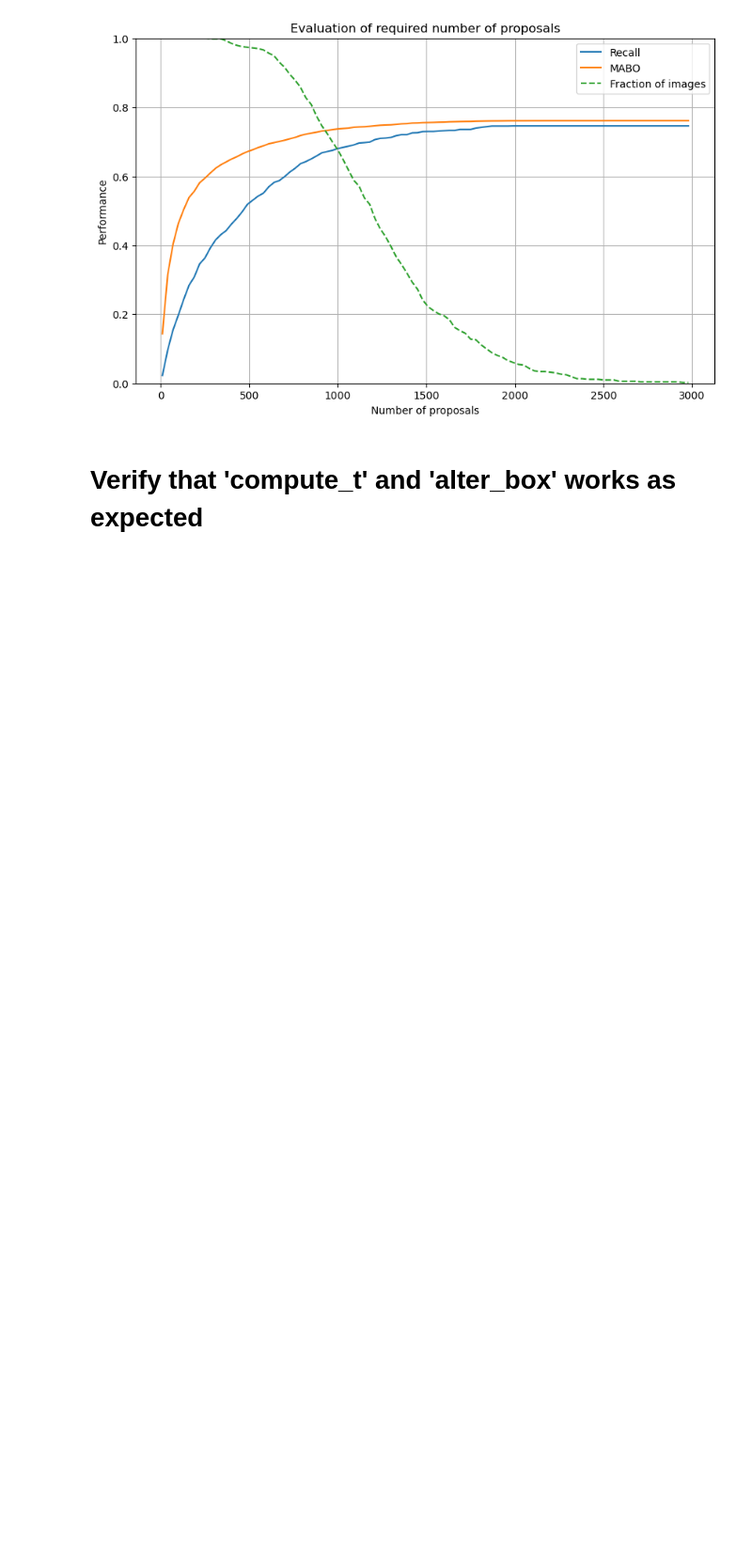
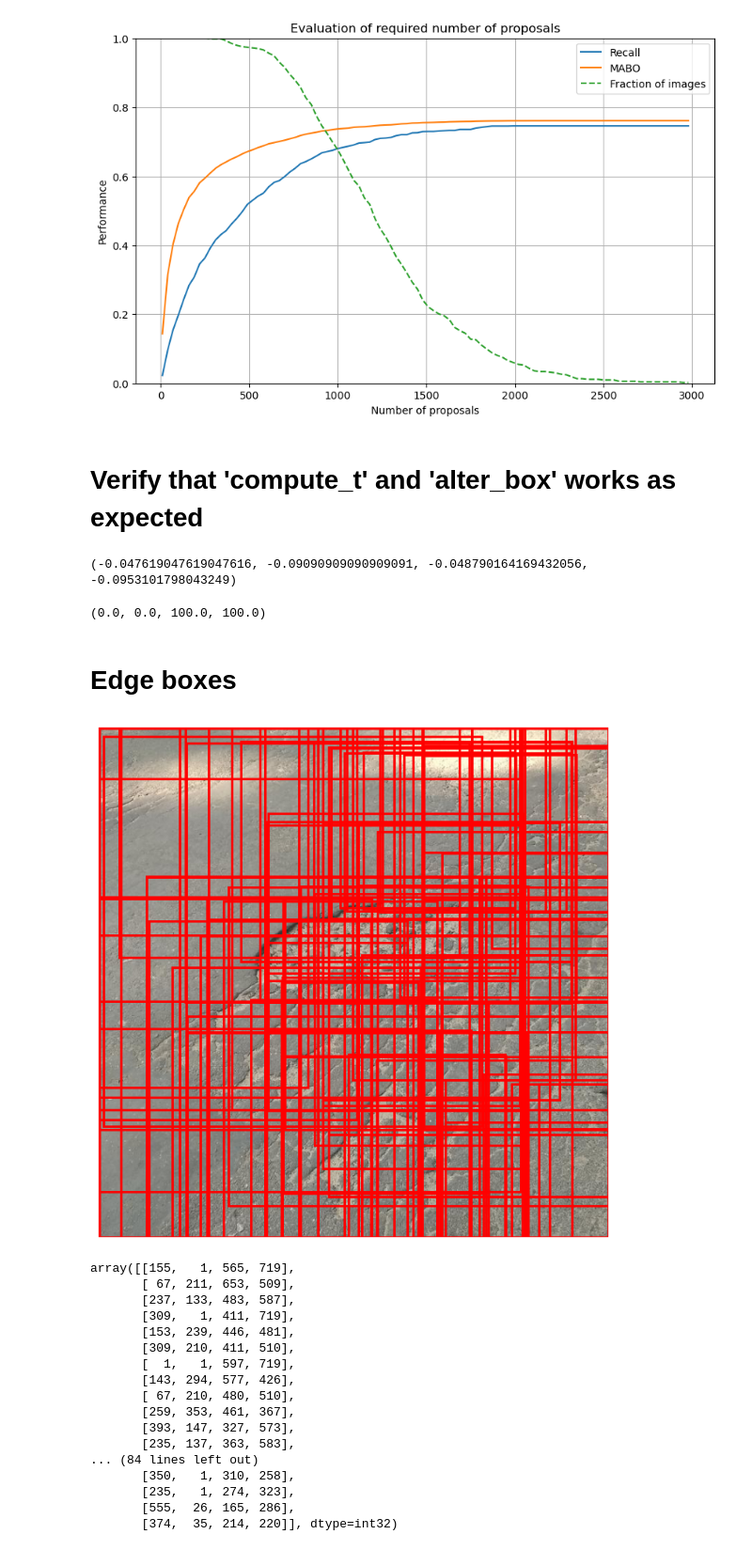
Before and after one commit to oe-andreas/02516, a Jupyter notebook: Object detection/test_oe.ipynb, the cells around one changed output. Shown at 94% size. Saved outputs shown, nothing was run; the diff lists cells and outputs as text; code cells hidden in the pictures; blank space fills up the shorter version.

```diff
--- a/Object detection/test_oe.ipynb
+++ b/Object detection/test_oe.ipynb
@@ -110,3 +110,75 @@ plt.show()
 # Verify that 'compute_t' and 'alter_box' works as expected
 # %%
 from utils import compute_t, alter_box
+# %%
+test_true_box = [0, 0, 100, 100]
+test_prop_box = [5, 10, 110, 120]
+
+t = compute_t(test_true_box, test_prop_box)
+print(t)
+alter_box(test_prop_box, t)
+# %% [output]
+(-0.047619047619047616, -0.09090909090909091, -0.048790164169432056, -0.0953101798043249)
+(0.0, 0.0, 100.0, 100.0)
+# %% [markdown]
+# Edge boxes
+# %%
+def return_edge_box_proposals(image, max_boxes=100, min_score=0.01):
+    if image is None or not isinstance(image, np.ndarray):
+        raise ValueError("Image must be a valid NumPy array.")
+
+    if len(image.shape) == 3 and image.shape[2] == 3:
+        image_rgb = cv2.cvtColor(image, cv2.COLOR_BGR2RGB)
+    else:
+        image_rgb = image
+
+    edge_boxes = cv2.ximgproc.createEdgeBoxes()
+    edge_boxes.setMaxBoxes(max_boxes)
+    edge_boxes.setMinScore(min_score)
+
+    edges = cv2.Canny(image, 50, 150)
+    edges = edges.astype(np.float32)  # Convert edge map to CV_32F
+    orientation_map = np.zeros_like(edges, dtype=np.float32)  # Placeholder orientation map as CV_32F
+
+    bbs = edge_boxes.getBoundingBoxes(edges, orientation_map)[0]
+
+
+    fig, ax = plt.subplots(1, figsize=(12, 8))
+    ax.imshow(image_rgb)
+
+    for bb in bbs:
+        x, y, w, h = bb
+        rect = plt.Rectangle((x, y), w, h, linewidth=2, edgecolor='r', facecolor='none')
+        ax.add_patch(rect)
+
+    plt.axis("off")
+    plt.show()
+    return bbs
+# %%
+import cv2
+import os
+import numpy as np
+import matplotlib.pyplot as plt
+
+image = cv2.imread(os.path.join('Potholes', 'annotated-images', 'img-1.jpg'))
+
+return_edge_box_proposals(image)
+# %% [output]
+[figure, added]
+array([[155,   1, 565, 719],
+       [ 67, 211, 653, 509],
+       [237, 133, 483, 587],
+       [309,   1, 411, 719],
+       [153, 239, 446, 481],
+       [309, 210, 411, 510],
+       [  1,   1, 597, 719],
+       [143, 294, 577, 426],
+       [ 67, 210, 480, 510],
+       [259, 353, 461, 367],
+       [393, 147, 327, 573],
+       [235, 137, 363, 583],
+... (84 lines left out)
+       [350,   1, 310, 258],
+       [235,   1, 274, 323],
+       [555,  26, 165, 286],
+       [374,  35, 214, 220]], dtype=int32)
```
Also changed, not shown: 3 other files.
